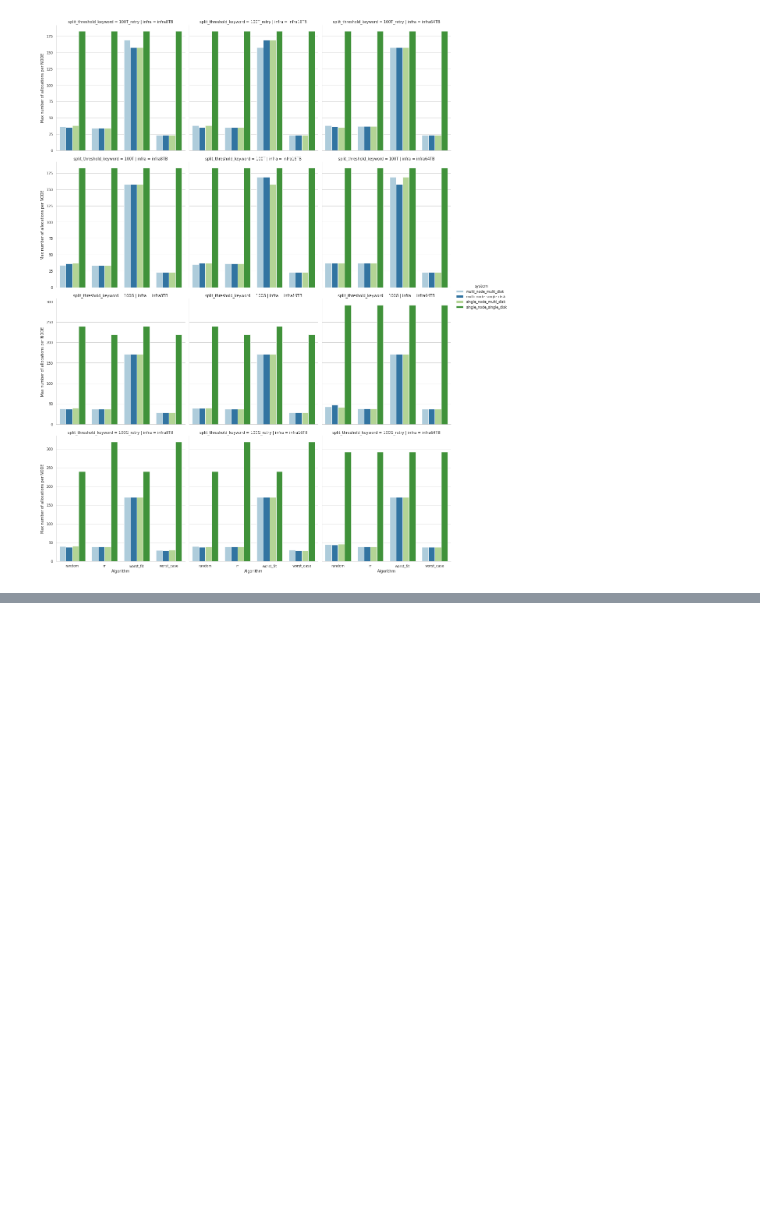
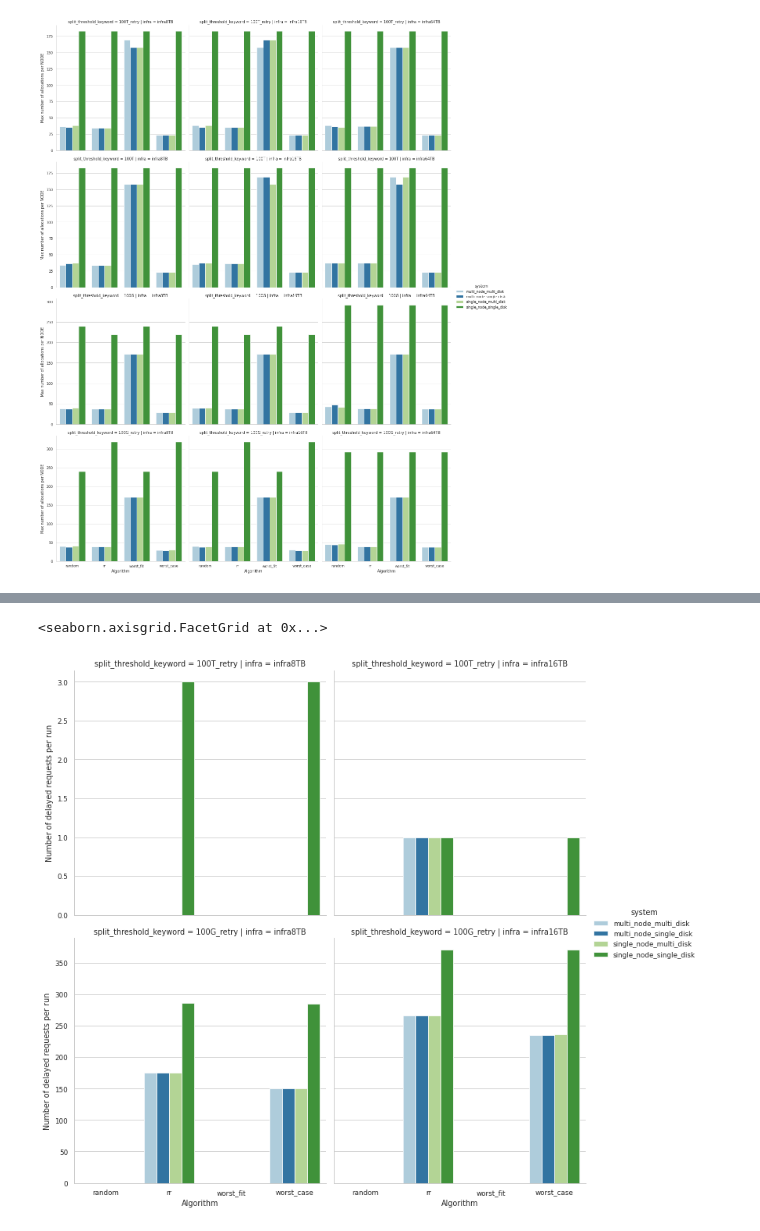
Before and after one commit to hephtaicie/storalloc, a Jupyter notebook: simulation/Seaborn_StorAllocStats_G5K.ipynb, the cells around one changed output, grey strips where cells are left out. Saved outputs shown, nothing was run; the diff lists cells and outputs as text; code cells hidden in the pictures; blank space fills up the shorter version.

```diff
--- a/simulation/Seaborn_StorAllocStats_G5K.ipynb
+++ b/simulation/Seaborn_StorAllocStats_G5K.ipynb
@@ -418,17 +488,32 @@ ValueError: Could not interpret input 'nb_of_scheduler_fallbacks'
 # %%
 # [4] ---  Total number of delayed requests, for every simulation
 # (to be confirmed) only rr and worst_case are able to alert the scheduler that they didn't find a suitable choice, which allows for a retry with delayed
 # start_time. We see that worst_case is more prone to trigger retries with delays, but it also usually suffers from less failures than rr (as per previous graph)
 # We might think that worst_case does a better job at knowing when a request won't be able to be allocated, and as per plot "TOTAL GB ALLOCATED (ALL NODES)",
 # we can see more GB in total are allocated when using worst_case than when using rr
 
 sns.set_theme(**categorical_theme)
 
+df_data_retry =   df_data.loc[(df_data.loc[:,"split_threshold_keyword"] == "100G_retry") | (df_data.loc[:,"split_threshold_keyword"] == "100T_retry")].copy()
+df_data_no_retry = df_data.loc[(df_data["split_threshold_keyword"] == "100G") | (df_data["split_threshold_keyword"] == "100T")].copy()
+
+
 g = sns.catplot(
-    data=df_data, kind="bar",
-    x="algo", y="nb_of_delayed_requests", hue="system", col="infra",
-    col_order=infra_order, order=algo_order, sharey="row",
-    height=5, legend=False
+    data=df_data_retry,
+    kind="bar",
+    x="algo",
+    y="delayed_requests_count",
+    hue="system",
+    col="infra",
+    row="split_threshold_keyword",
+    col_order=infra_order[:2], # all value == 0 for infra 64TB
+    order=algo_order,
+    sharey="row",
+    height=5,
+    legend=True
 )
 g.set(ylabel="Number of delayed requests per run", xlabel="Algorithm")
-plt.legend(fontsize="12", loc="right")
+#plt.legend(fontsize="12", loc="best")
+# %% [output]
+<seaborn.axisgrid.FacetGrid at 0x...>
+[figure, added]
```
Also changed, not shown: parts of 14 cells of this notebook, 4 other files.
